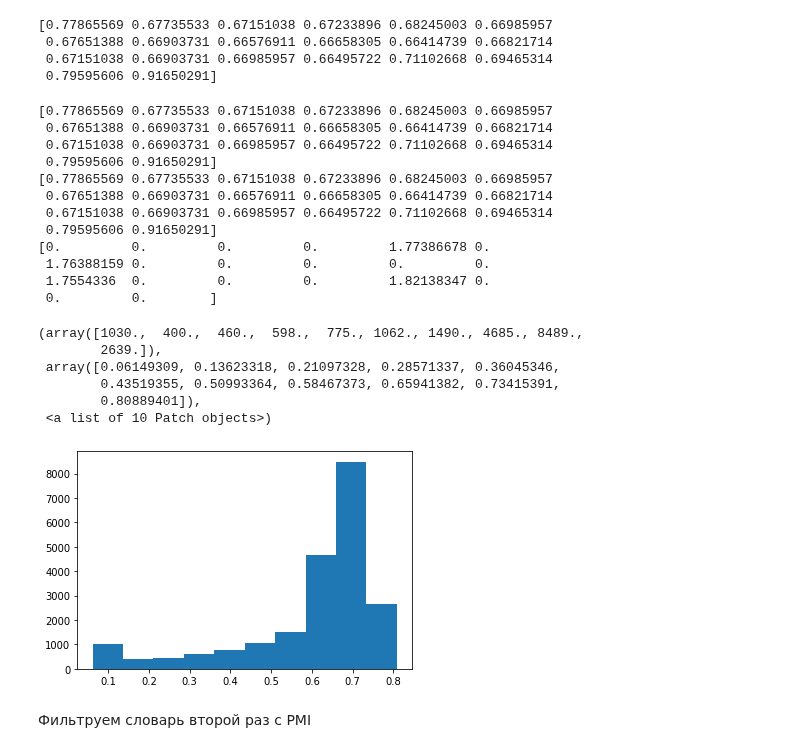
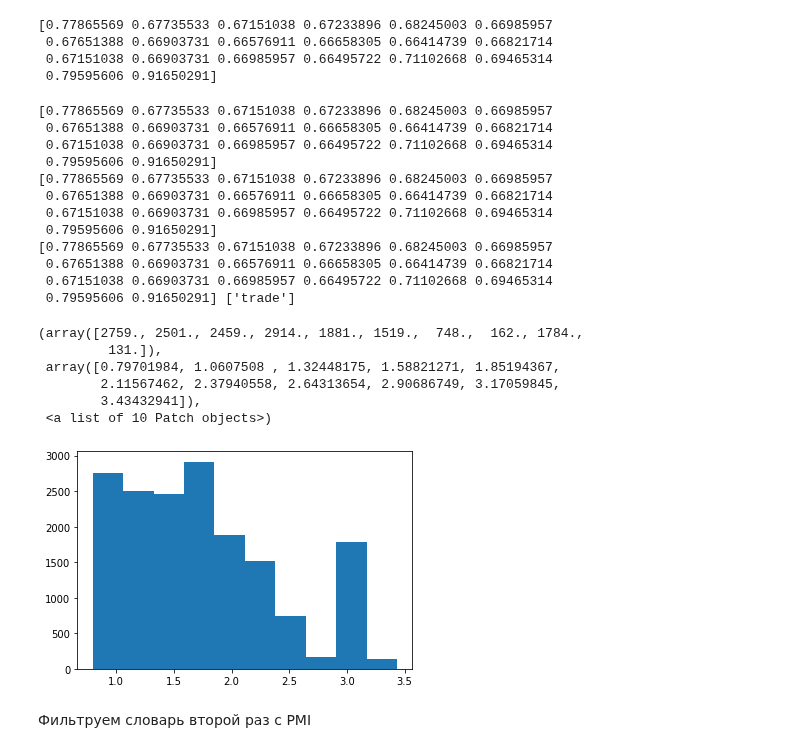
Before and after one commit to chmnk/stepik-dl-nlp, a Jupyter notebook: task1_20newsgroups.ipynb, the cells around one changed output. Cells and saved outputs as stored; diff of their text form; code cells hidden in the pictures.

```diff
--- a/task1_20newsgroups.ipynb
+++ b/task1_20newsgroups.ipynb
@@ -573,7 +573,7 @@ def compute_pmi_wl_matrix(tokenized_texts, word2id, labels, naive=False):
     nl = len(set(labels))
     nlall = len(labels)
     nw = len(word2id)
-    wl_matrix = np.ones((nw, nl))
+    wl_matrix = np.zeros((nw, nl))
     pmi_wl_matrix = np.zeros((nw, nl))
     for text_i, text in enumerate(tokenized_texts):
         for token in text:
@@ -594,6 +594,7 @@ def compute_pmi_wl_matrix(tokenized_texts, word2id, labels, naive=False):
         for i in range(nw):
             for j in range(nl):
                 pmi_wl_matrix[i][j] = np.log1p(wl_matrix[i][j] * nlall/pw[i]/pl[j])
+        pmi_wl_matrix[np.where(pmi_wl_matrix < 0)] = 0
         return pmi_wl_matrix
     return None
 
@@ -646,30 +647,31 @@ print(pmi_wl_matrix_naive[0, :])
  0.79595606 0.91650291]
 # %%
 print(pmi_wl_matrix_naive[0, :])
-print(pmi_wl_matrix_naive[1, :])
-print(pmi_wl_matrix_naive[18000, :])
-plt.hist(np.std(pmi_wl_matrix_naive, axis=1))
+print(pmi_wl_matrix_naive[10, :])
+print(pmi_wl_matrix_naive[920, :], [k for k, v in vocabulary.items() if v == 920])
+plt.hist(np.amax(pmi_wl_matrix_naive, axis=1))
 # plt.hist(pmi_wl_matrix_naive)
+# print(pmi_wl_matrix_naive.shape)
 # %% [output]
 [0.77865569 0.67735533 0.67151038 0.67233896 0.68245003 0.66985957
  0.67651388 0.66903731 0.66576911 0.66658305 0.66414739 0.66821714
  0.67151038 0.66903731 0.66985957 0.66495722 0.71102668 0.69465314
  0.79595606 0.91650291]
 [0.77865569 0.67735533 0.67151038 0.67233896 0.68245003 0.66985957
  0.67651388 0.66903731 0.66576911 0.66658305 0.66414739 0.66821714
  0.67151038 0.66903731 0.66985957 0.66495722 0.71102668 0.69465314
  0.79595606 0.91650291]
-[0.         0.         0.         0.         1.77386678 0.
- 1.76388159 0.         0.         0.         0.         0.
- 1.7554336  0.         0.         0.         1.82138347 0.
- 0.         0.        ]
+[0.77865569 0.67735533 0.67151038 0.67233896 0.68245003 0.66985957
+ 0.67651388 0.66903731 0.66576911 0.66658305 0.66414739 0.66821714
+ 0.67151038 0.66903731 0.66985957 0.66495722 0.71102668 0.69465314
+ 0.79595606 0.91650291] ['trade']
-(array([1030.,  400.,  460.,  598.,  775., 1062., 1490., 4685., 8489.,
-        2639.]),
- array([0.06149309, 0.13623318, 0.21097328, 0.28571337, 0.36045346,
-        0.43519355, 0.50993364, 0.58467373, 0.65941382, 0.73415391,
-        0.80889401]),
+(array([2759., 2501., 2459., 2914., 1881., 1519.,  748.,  162., 1784.,
+         131.]),
+ array([0.79701984, 1.0607508 , 1.32448175, 1.58821271, 1.85194367,
+        2.11567462, 2.37940558, 2.64313654, 2.90686749, 3.17059845,
+        3.43432941]),
  <a list of 10 Patch objects>)
-[figure, old version]
+[figure, new version]
 # %% [markdown]
 Фильтруем словарь второй раз с PMI
 # %%
```
Also changed, not shown: parts of 4 cells of this notebook.
